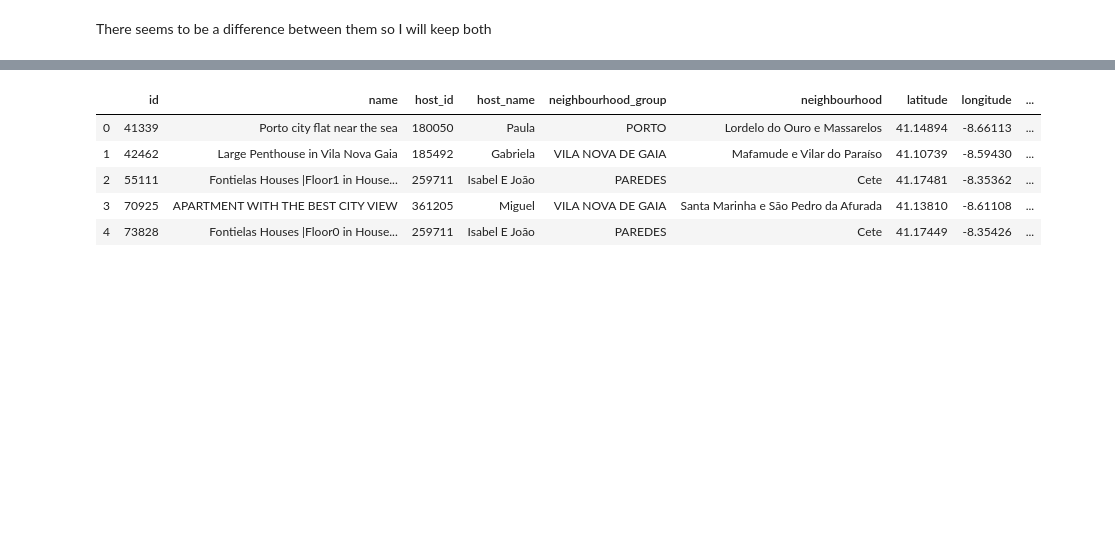
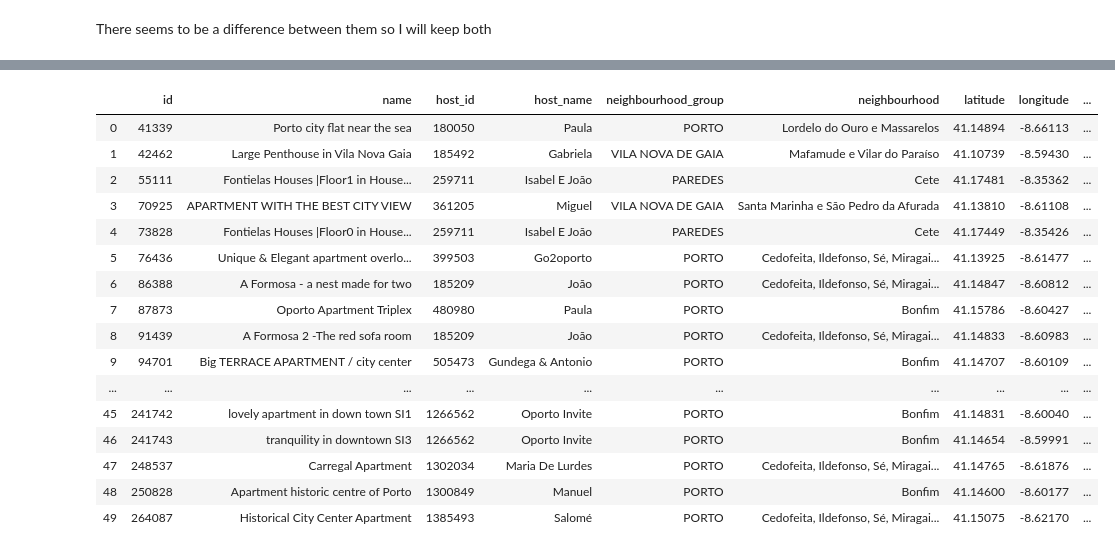
Before and after one commit to sousablde/Airbnb-A-tale-of-2-cities, a Jupyter notebook: Airbnb - a tale of 2 cities.ipynb, the cells around one changed output, grey strips where cells are left out. Drawn from its saved outputs; the diff is of its cells as text; code cells hidden in the pictures; blank space fills up the shorter version.

```diff
--- a/Airbnb - a tale of 2 cities.ipynb
+++ b/Airbnb - a tale of 2 cities.ipynb
@@ -216,9 +452,20 @@ dtype: object
 # %%
-porto_listings.head()
+porto_listings.head(50)
 # %% [output]
 |  | id | name | host_id | host_name | neighbourhood_group | neighbourhood | latitude | longitude | ... |
 | 0 | 41339 | Porto city flat near the sea | 180050 | Paula | PORTO | Lordelo do Ouro e Massarelos | 41.14894 | -8.66113 | ... |
 | 1 | 42462 | Large Penthouse in Vila Nova Gaia | 185492 | Gabriela | VILA NOVA DE GAIA | Mafamude e Vilar do Paraíso | 41.10739 | -8.59430 | ... |
 | 2 | 55111 | Fontielas Houses |Floor1 in House... | 259711 | Isabel E João | PAREDES | Cete | 41.17481 | -8.35362 | ... |
 | 3 | 70925 | APARTMENT WITH THE BEST CITY VIEW | 361205 | Miguel | VILA NOVA DE GAIA | Santa Marinha e São Pedro da Afurada | 41.13810 | -8.61108 | ... |
 | 4 | 73828 | Fontielas Houses |Floor0 in House... | 259711 | Isabel E João | PAREDES | Cete | 41.17449 | -8.35426 | ... |
+| 5 | 76436 | Unique & Elegant apartment overlo... | 399503 | Go2oporto | PORTO | Cedofeita, Ildefonso, Sé, Miragai... | 41.13925 | -8.61477 | ... |
+| 6 | 86388 | A Formosa - a nest made for two | 185209 | João | PORTO | Cedofeita, Ildefonso, Sé, Miragai... | 41.14847 | -8.60812 | ... |
+| 7 | 87873 | Oporto Apartment Triplex | 480980 | Paula | PORTO | Bonfim | 41.15786 | -8.60427 | ... |
+| 8 | 91439 | A Formosa 2 -The red sofa room | 185209 | João | PORTO | Cedofeita, Ildefonso, Sé, Miragai... | 41.14833 | -8.60983 | ... |
+| 9 | 94701 | Big TERRACE APARTMENT / city center | 505473 | Gundega & Antonio | PORTO | Bonfim | 41.14707 | -8.60109 | ... |
+| ... | ... | ... | ... | ... | ... | ... | ... | ... | ... |
+| 45 | 241742 | lovely apartment in down town SI1 | 1266562 | Oporto Invite | PORTO | Bonfim | 41.14831 | -8.60040 | ... |
+| 46 | 241743 | tranquility in downtown SI3 | 1266562 | Oporto Invite | PORTO | Bonfim | 41.14654 | -8.59991 | ... |
+| 47 | 248537 | Carregal Apartment | 1302034 | Maria De Lurdes | PORTO | Cedofeita, Ildefonso, Sé, Miragai... | 41.14765 | -8.61876 | ... |
+| 48 | 250828 | Apartment historic centre of Porto | 1300849 | Manuel | PORTO | Bonfim | 41.14600 | -8.60177 | ... |
+| 49 | 264087 | Historical City Center Apartment | 1385493 | Salomé | PORTO | Cedofeita, Ildefonso, Sé, Miragai... | 41.15075 | -8.62170 | ... |
```
Also changed, not shown: parts of 23 cells of this notebook.
